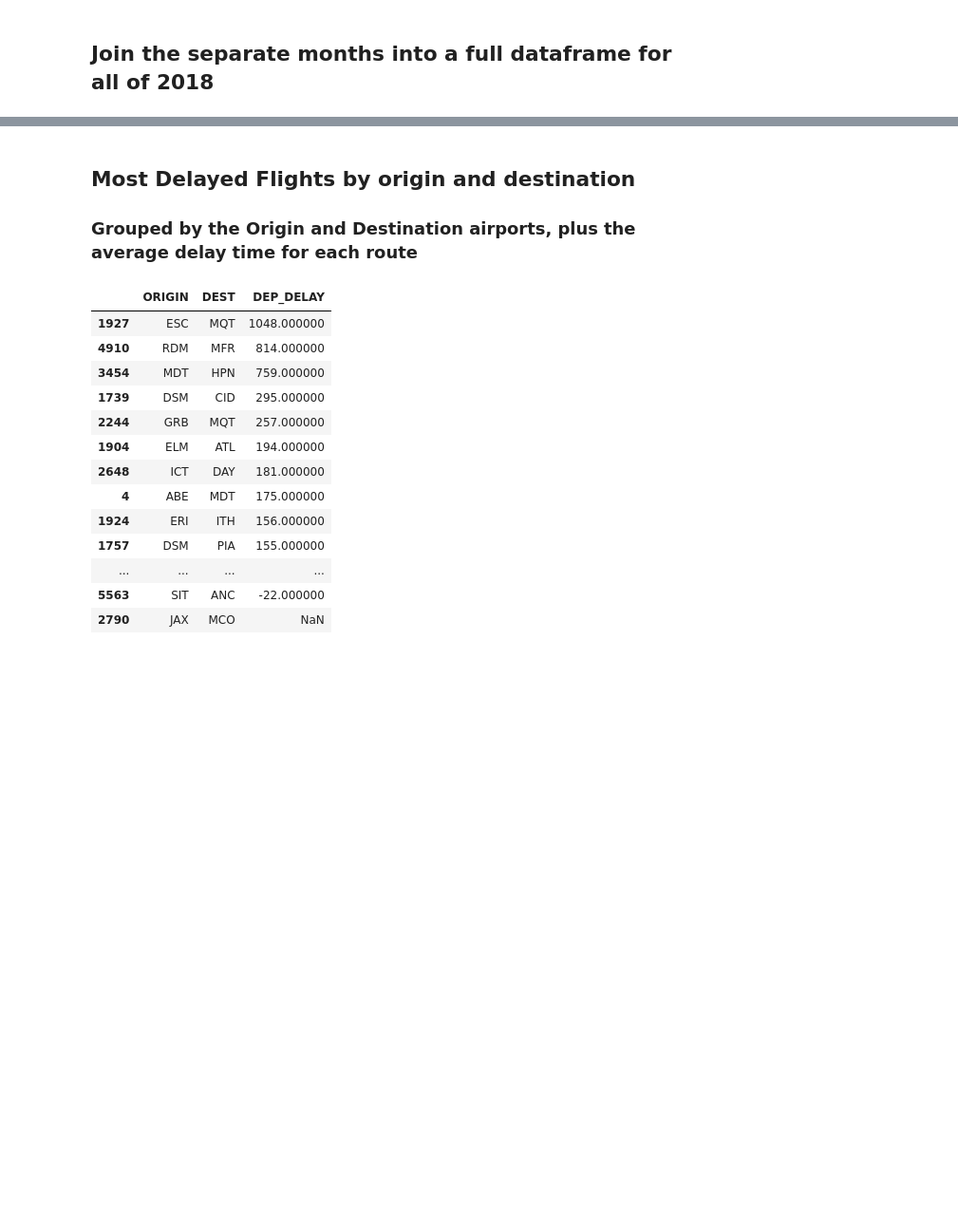
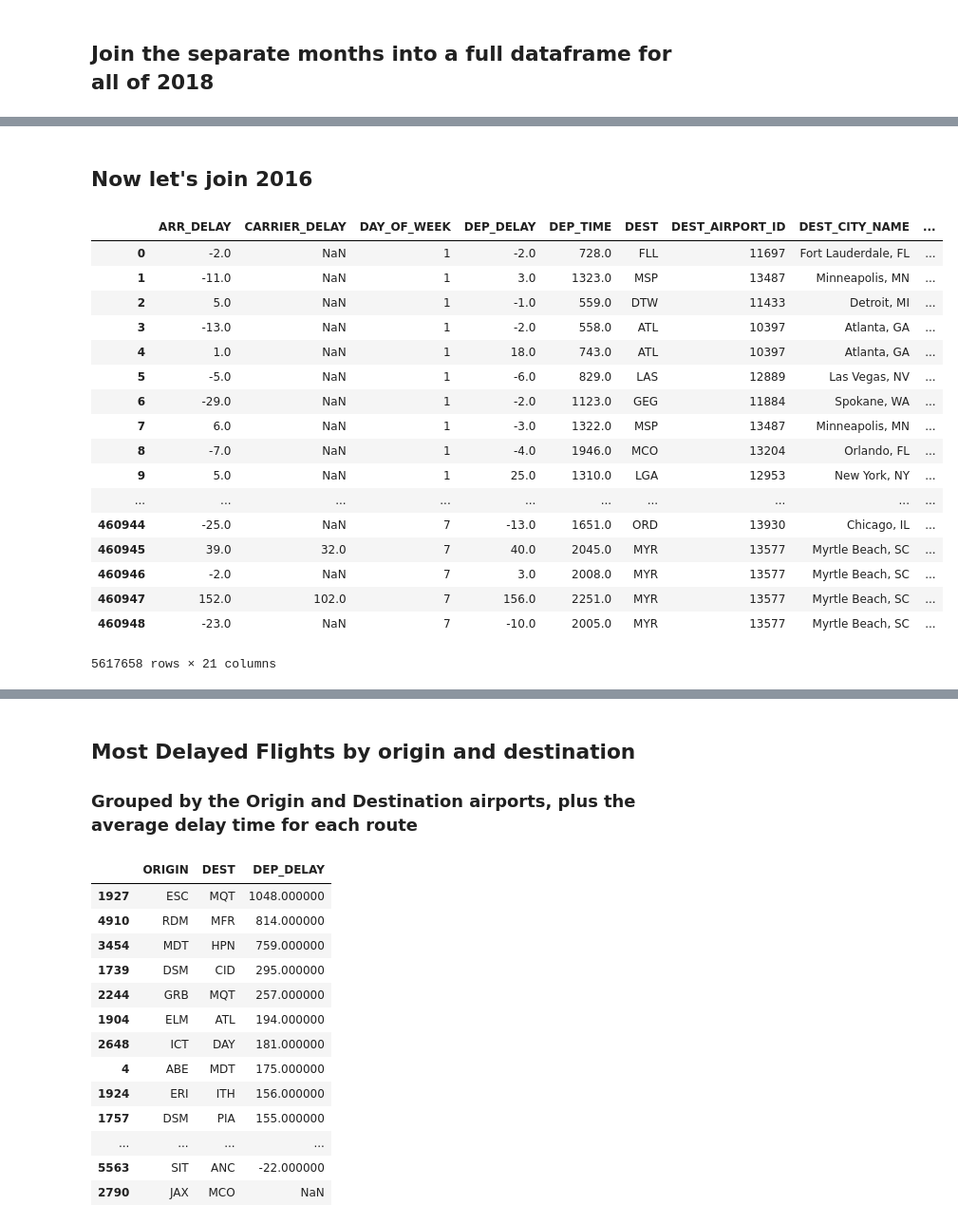
Before and after one commit to vpenney/worst-us-airports, a Jupyter notebook: Flight delay analysis.ipynb, the cells around one changed output, grey strips where cells are left out. Shown at 95% size. Saved outputs shown, nothing was run; the diff lists cells and outputs as text; code cells hidden in the pictures; blank space fills up the shorter version.

```diff
--- a/Flight delay analysis.ipynb
+++ b/Flight delay analysis.ipynb
@@ -20,0 +40,13 @@ df9 = pd.read_csv('data/sept_2018.csv')
+# %%
+df16_1 = pd.read_csv('data/jan_2016.csv')
+df16_2 = pd.read_csv('data/feb_2016.csv')
+df16_3 = pd.read_csv('data/march_2016.csv')
+df16_4 = pd.read_csv('data/april_2016.csv')
+df16_5 = pd.read_csv('data/may_2016.csv')
+df16_6 = pd.read_csv('data/june_2016.csv')
+df16_7 = pd.read_csv('data/july_2016.csv')
+df16_8 = pd.read_csv('data/aug_2016.csv')
+df16_9 = pd.read_csv('data/sept_2016.csv')
+df16_10 = pd.read_csv('data/oct_2016.csv')
+df16_11 = pd.read_csv('data/nov_2016.csv')
+df16_12 = pd.read_csv('data/dec_2016.csv')
@@ -44,0 +109,24 @@ df
+# %% [markdown]
+## Now let's join 2016
+# %%
+df16 = pd.concat([df16_1, df16_2, df16_3, df16_4, df16_5, df16_6, df16_7, df16_8, df16_9, df16_10, df16_11, df16_12], sort=True)
+df16
+# %% [output]
+|  | ARR_DELAY | CARRIER_DELAY | DAY_OF_WEEK | DEP_DELAY | DEP_TIME | DEST | DEST_AIRPORT_ID | DEST_CITY_NAME | ... |
+| 0 | -2.0 | NaN | 1 | -2.0 | 728.0 | FLL | 11697 | Fort Lauderdale, FL | ... |
+| 1 | -11.0 | NaN | 1 | 3.0 | 1323.0 | MSP | 13487 | Minneapolis, MN | ... |
+| 2 | 5.0 | NaN | 1 | -1.0 | 559.0 | DTW | 11433 | Detroit, MI | ... |
+| 3 | -13.0 | NaN | 1 | -2.0 | 558.0 | ATL | 10397 | Atlanta, GA | ... |
+| 4 | 1.0 | NaN | 1 | 18.0 | 743.0 | ATL | 10397 | Atlanta, GA | ... |
+| 5 | -5.0 | NaN | 1 | -6.0 | 829.0 | LAS | 12889 | Las Vegas, NV | ... |
+| 6 | -29.0 | NaN | 1 | -2.0 | 1123.0 | GEG | 11884 | Spokane, WA | ... |
+| 7 | 6.0 | NaN | 1 | -3.0 | 1322.0 | MSP | 13487 | Minneapolis, MN | ... |
+| 8 | -7.0 | NaN | 1 | -4.0 | 1946.0 | MCO | 13204 | Orlando, FL | ... |
+| 9 | 5.0 | NaN | 1 | 25.0 | 1310.0 | LGA | 12953 | New York, NY | ... |
+| ... | ... | ... | ... | ... | ... | ... | ... | ... | ... |
+| 460944 | -25.0 | NaN | 7 | -13.0 | 1651.0 | ORD | 13930 | Chicago, IL | ... |
+| 460945 | 39.0 | 32.0 | 7 | 40.0 | 2045.0 | MYR | 13577 | Myrtle Beach, SC | ... |
+| 460946 | -2.0 | NaN | 7 | 3.0 | 2008.0 | MYR | 13577 | Myrtle Beach, SC | ... |
+| 460947 | 152.0 | 102.0 | 7 | 156.0 | 2251.0 | MYR | 13577 | Myrtle Beach, SC | ... |
+| 460948 | -23.0 | NaN | 7 | -10.0 | 2005.0 | MYR | 13577 | Myrtle Beach, SC | ... |
+5617658 rows × 21 columns
```
Also changed, not shown: parts of 23 cells of this notebook.
